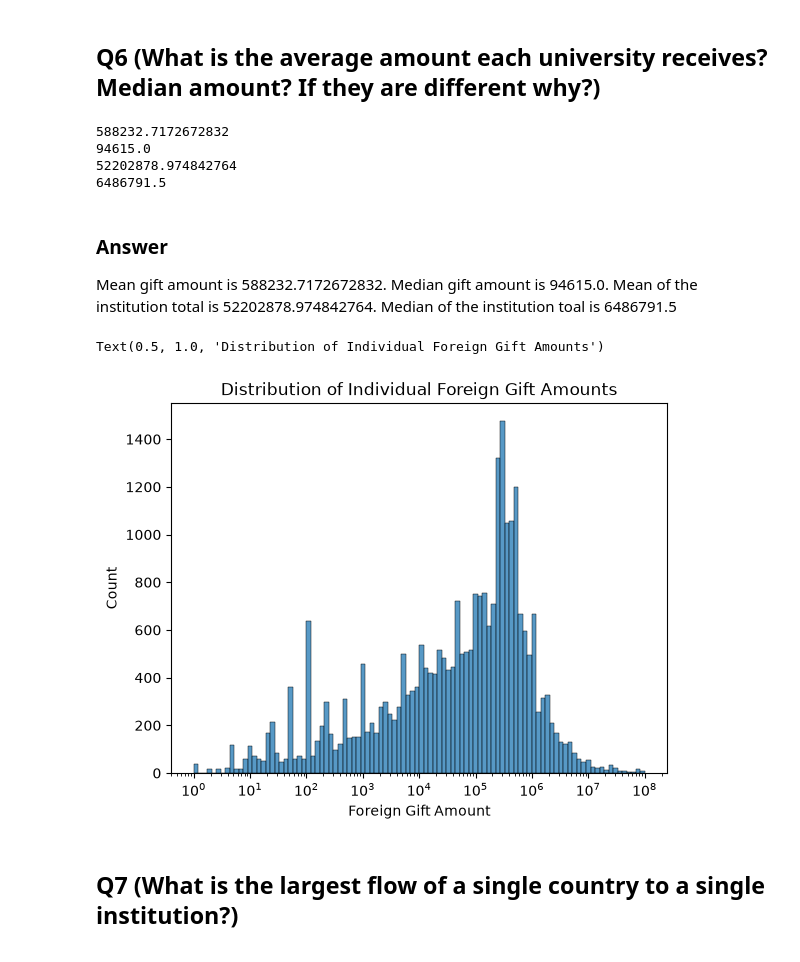
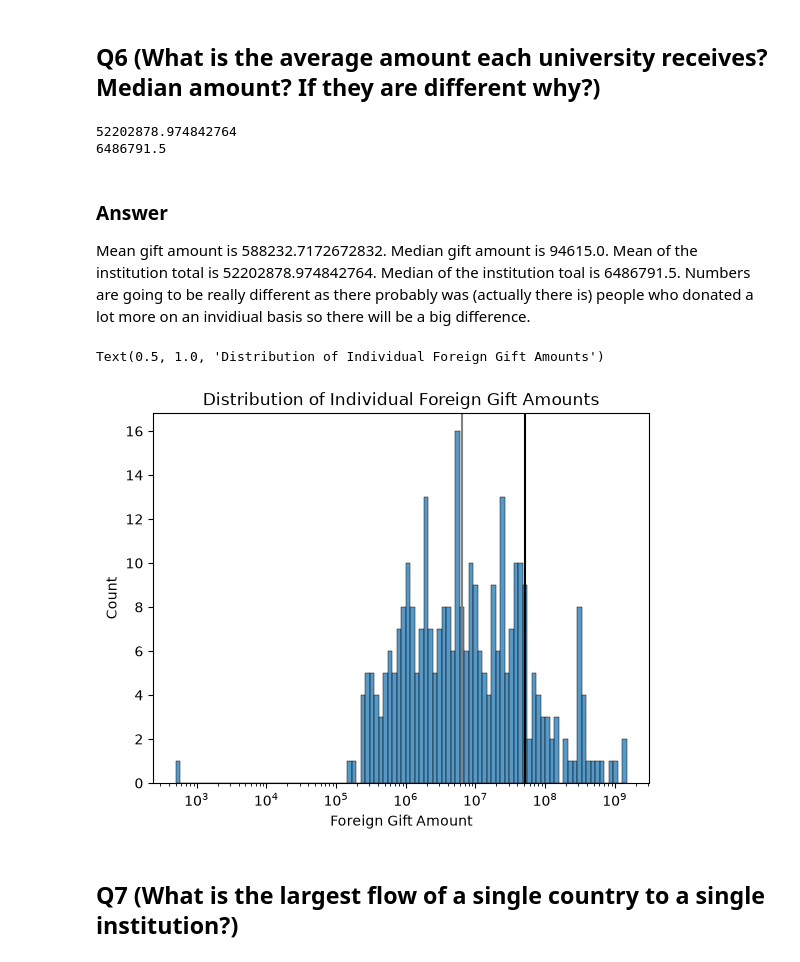
Before and after one commit to sree-srinivasan/uu_wrangling_and_eda, a Jupyter notebook: lab_1/initial_analysis.ipynb, the cells around one changed output. Drawn from its saved outputs; the diff is of its cells as text; code cells hidden in the pictures.

```diff
--- a/lab_1/initial_analysis.ipynb
+++ b/lab_1/initial_analysis.ipynb
@@ -143,31 +143,28 @@ plt.show()
 # %% [markdown]
 ## Q6 (What is the average amount each university receives? Median amount? If they are different why?)
 # %%
-g_mean = df['Foreign Gift Amount'].mean()
-print(g_mean)
-g_median = df['Foreign Gift Amount'].median()
-print(g_median)
+uni = df.groupby('Institution Name')['Foreign Gift Amount'].sum()
+uni_mean = uni.mean()
+uni_median = uni.median()
 
-uni = df.groupby('Institution Name')['Foreign Gift Amount'].sum()
-print(uni.mean())
-print(uni.median())
+print(uni_mean)
+print(uni_median)
 # %% [output]
-588232.7172672832
-94615.0
 52202878.974842764
 6486791.5
 # %% [markdown]
 ### Answer
-Mean gift amount is 588232.7172672832. Median gift amount is 94615.0. Mean of the institution total is 52202878.974842764. Median of the institution toal is 6486791.5
+Mean gift amount is 588232.7172672832. Median gift amount is 94615.0. Mean of the institution total is 52202878.974842764. Median of the institution toal is 6486791.5. Numbers are going to be really different as there probably was (actually there is) people who donated a lot more on an invidiual basis so there will be a big difference.
 # %%
-sns.histplot(df['Foreign Gift Amount'], bins = 100, log_scale = (True, False))
-# Need to do lines
+sns.histplot(uni, bins = 100, log_scale = True)
+plt.axvline(uni_mean, color = 'black')
+plt.axvline(uni_median, color = 'grey')
 plt.xlabel('Foreign Gift Amount')
 plt.ylabel('Count')
 plt.title('Distribution of Individual Foreign Gift Amounts')
 # %% [output]
 Text(0.5, 1.0, 'Distribution of Individual Foreign Gift Amounts')
-[figure, old version]
+[figure, new version]
 # %% [markdown]
 ## Q7 (What is the largest flow of a single country to a single institution?)
 # %% [markdown]
```
